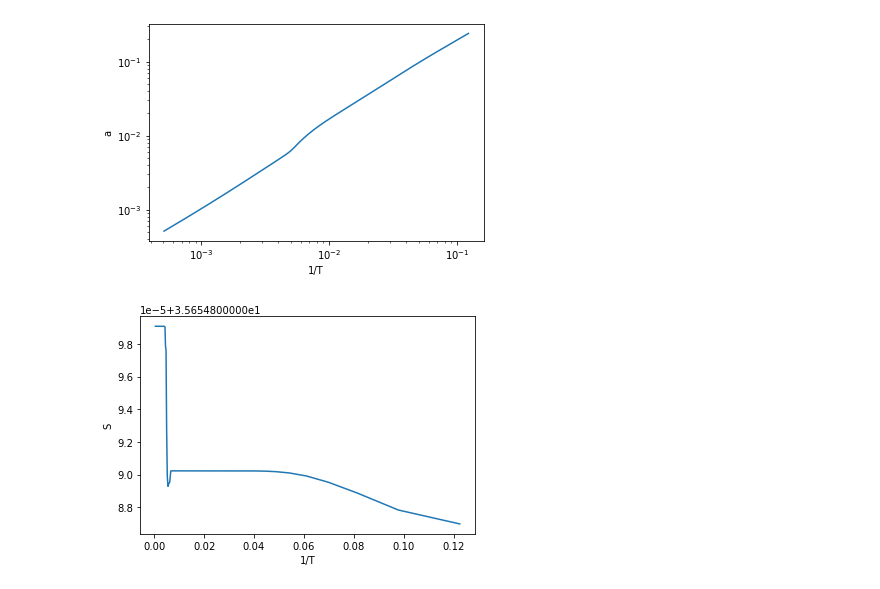
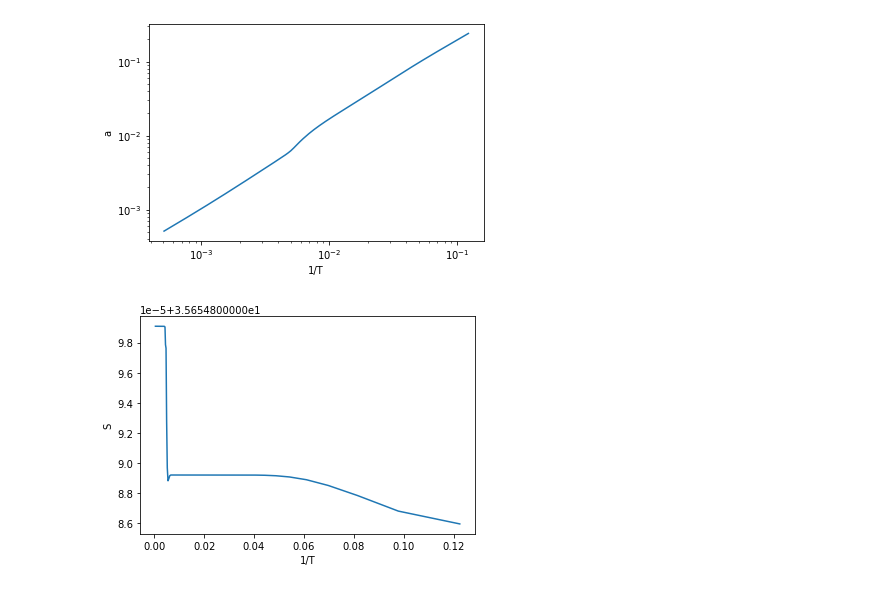
Before and after one commit to nuLABatUSD/dm_sterile_production, a Jupyter notebook: run_gstar_one_nu.ipynb, the cells around one changed output. Drawn from its saved outputs; the diff is of its cells as text; code cells hidden in the pictures.

Commit message:
incorporated anti-neutrinos

```diff
--- a/run_gstar_one_nu.ipynb
+++ b/run_gstar_one_nu.ipynb
@@ -5,12 +5,13 @@ from run import g, temp, gs, gss
 from run import with_spline_ODE, steps_taken
 import der
 # %%
-index = np.where(temp <1/2000)[0][-1]
+index = np.where(temp < 1/2000)[0][-1]
 index2 = np.where(temp < 1/10)[0][-1]
 
 N = 1000
 f_initial = np.zeros(N)
-y_0 = np.zeros(N+3)
+f_anti_intial = np.zeros(N)
+y_0 = np.zeros(2*N+3)
 p = np.zeros(N+15)
 
 x0 = temp[index]
@@ -18,31 +19,32 @@ dx0 = x0 / 1000
 xf = temp[index + 1]
 
 Le0 = 7.6e-4
 
 y_0[:N] = f_initial
+y_0[N:2*N] = f_anti_intial
 y_0[-3:] = [Le0, 0, x0]
 p[:N] = np.linspace(10/N, 10, N)
 p[-5:] = [Le0, Le0, y_0[-3], 10**(-10), 0.064]
 p[-10:-5] = gs[index, :]
 p[-15:-10] = gss[index, :]
 
 
 x, y , dx, s = steps_taken(x0, y_0, dx0, p, xf, index, index2)
 
 
 plt.figure()
 plt.loglog(x,y[:,-1])
 plt.xlabel("1/T")
 plt.ylabel("a")
 plt.show()
 
 
 plt.figure()
 plt.plot(x, s)
 plt.xlabel("1/T")
 plt.ylabel("S")
 
 plt.show()
 # %% [output]
 [figure]
-[figure, old version]
+[figure, new version]
```
Also changed, not shown: parts of 2 cells of this notebook.
